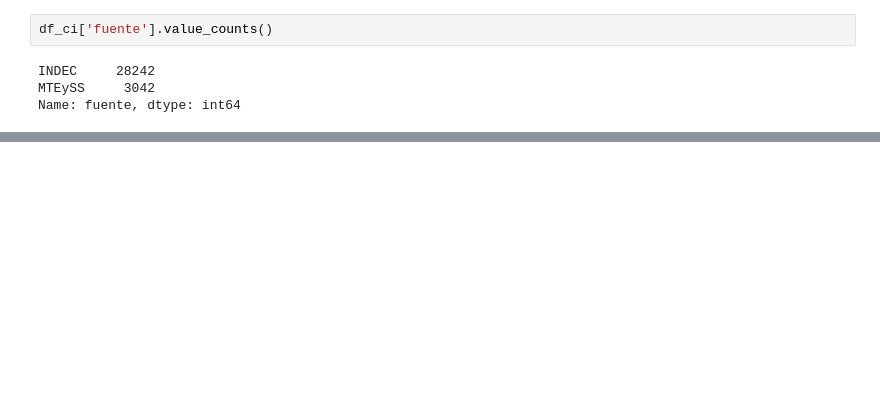
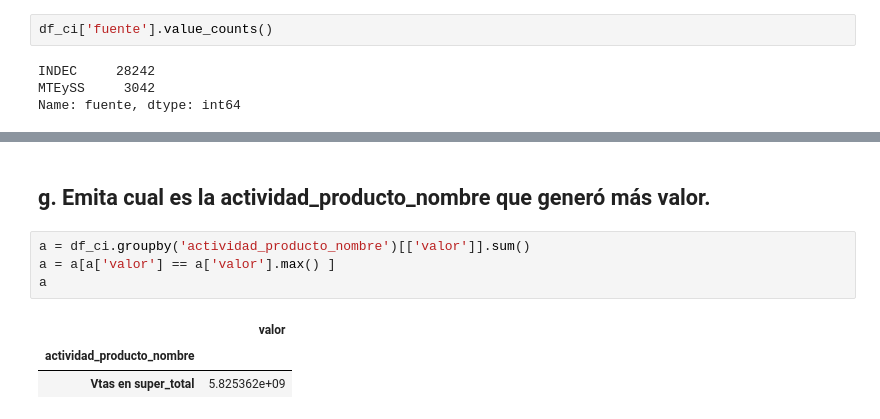
Before and after one commit to femaffi13/Python, a Jupyter notebook: Matemática III/7-Pandas.ipynb, the cells around one changed output, grey strips where cells are left out. Cells and saved outputs as stored; diff of their text form; blank space fills up the shorter version.

```diff
--- a/Matemática III/7-Pandas.ipynb
+++ b/Matemática III/7-Pandas.ipynb
@@ -139,0 +183,10 @@ Name: fuente, dtype: int64
+# %% [markdown]
+## g. Emita cual es la actividad_producto_nombre que generó más valor.
+# %%
+a = df_ci.groupby('actividad_producto_nombre')[['valor']].sum()
+a = a[a['valor'] == a['valor'].max() ]
+a
+# %% [output]
+|  | valor |
+| actividad_producto_nombre |  |
+| Vtas en super_total | 5.825362e+09 |
```
Also changed, not shown: parts of 15 cells of this notebook, 3 other files.
